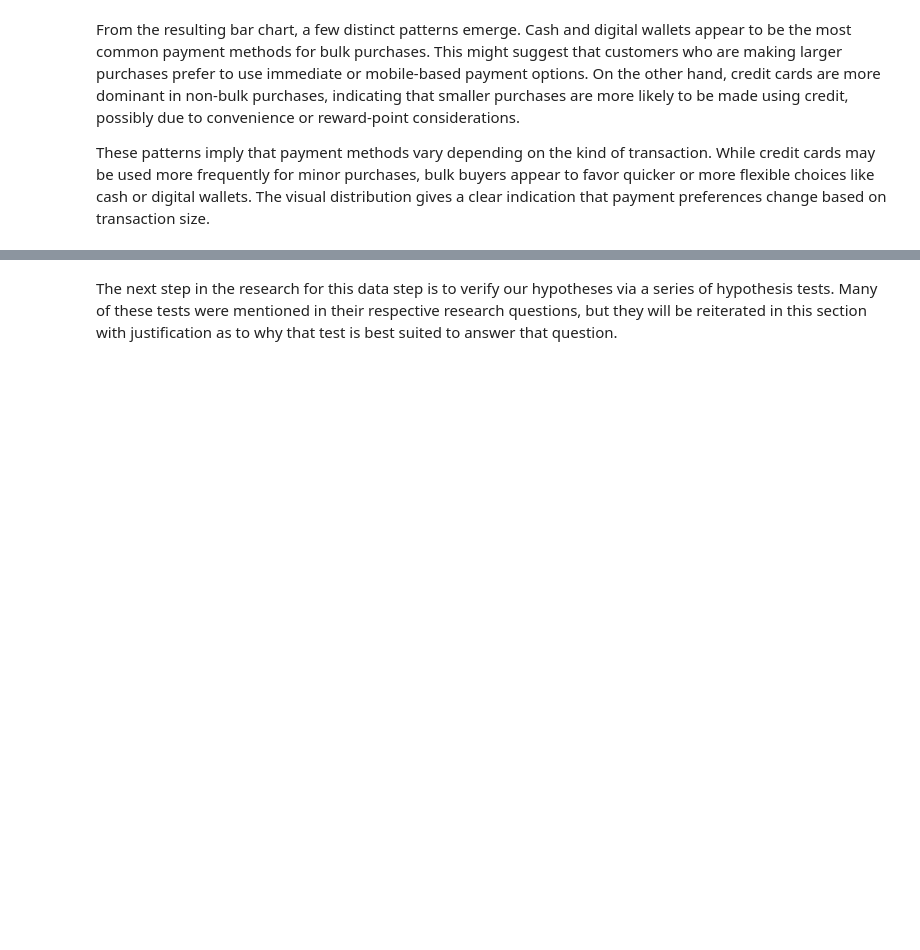
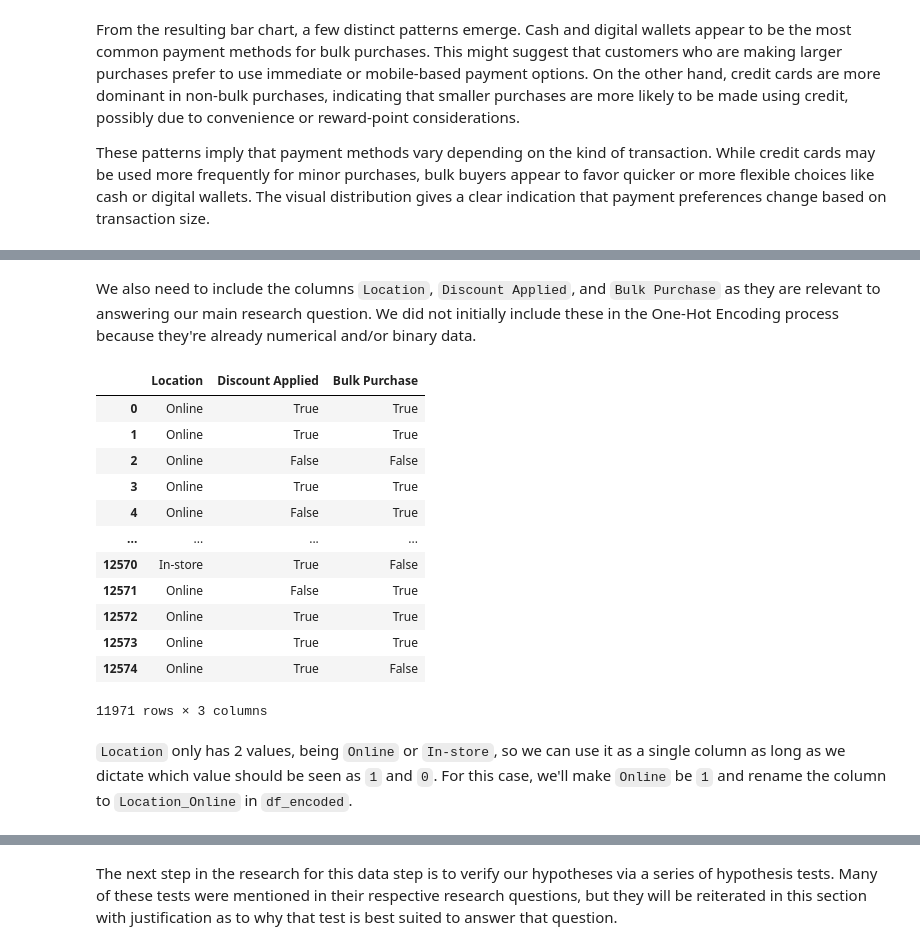
Before and after one commit to Shoufou/CSMODEL-MCO, a Jupyter notebook: CSMODEL CITIZENS - MCO1.ipynb, the cells around one changed output, grey strips where cells are left out. Drawn from its saved outputs; the diff is of its cells as text; code cells hidden in the pictures; blank space fills up the shorter version.

```diff
--- a/CSMODEL CITIZENS - MCO1.ipynb
+++ b/CSMODEL CITIZENS - MCO1.ipynb
@@ -667,0 +697,20 @@ Overall, our study reveals a number of behavioral patterns that might guide reta
+# %% [markdown]
+We also need to include the columns `Location`, `Discount Applied`, and `Bulk Purchase` as they are relevant to answering our main research question. We did not initially include these in the One-Hot Encoding process because they're already numerical and/or binary data.
+# %%
+df[['Location', 'Discount Applied', 'Bulk Purchase']]
+# %% [output]
+|  | Location | Discount Applied | Bulk Purchase |
+| 0 | Online | True | True |
+| 1 | Online | True | True |
+| 2 | Online | False | False |
+| 3 | Online | True | True |
+| 4 | Online | False | True |
+| ... | ... | ... | ... |
+| 12570 | In-store | True | False |
+| 12571 | Online | False | True |
+| 12572 | Online | True | True |
+| 12573 | Online | True | True |
+| 12574 | Online | True | False |
+11971 rows × 3 columns
+# %% [markdown]
+`Location` only has 2 values, being `Online` or `In-store`, so we can use it as a single column as long as we dictate which value should be seen as `1` and `0`. For this case, we'll make `Online` be `1` and rename the column to `Location_Online` in `df_encoded`.
```
Also changed, not shown: parts of 26 cells of this notebook, 1 other file.
